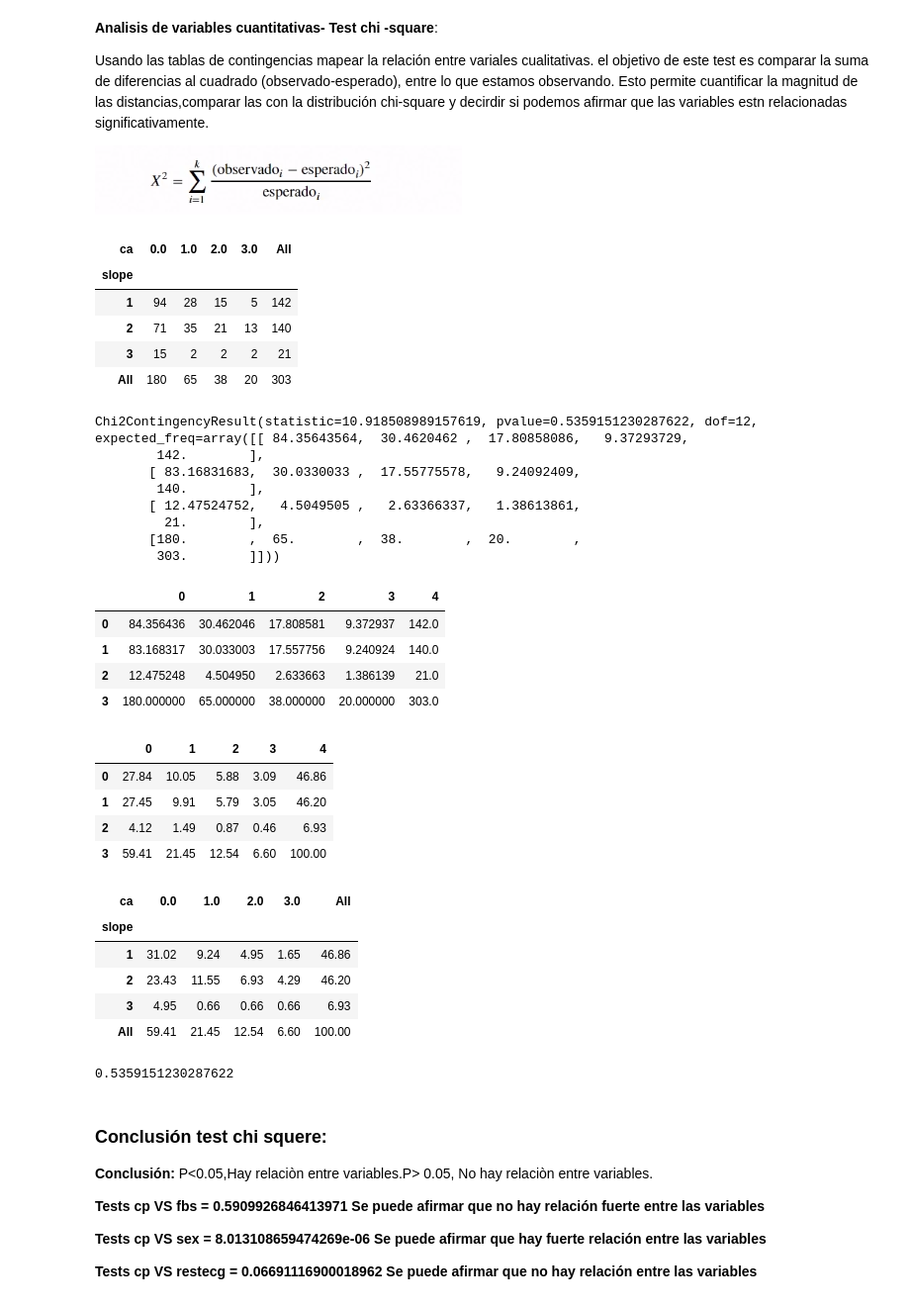
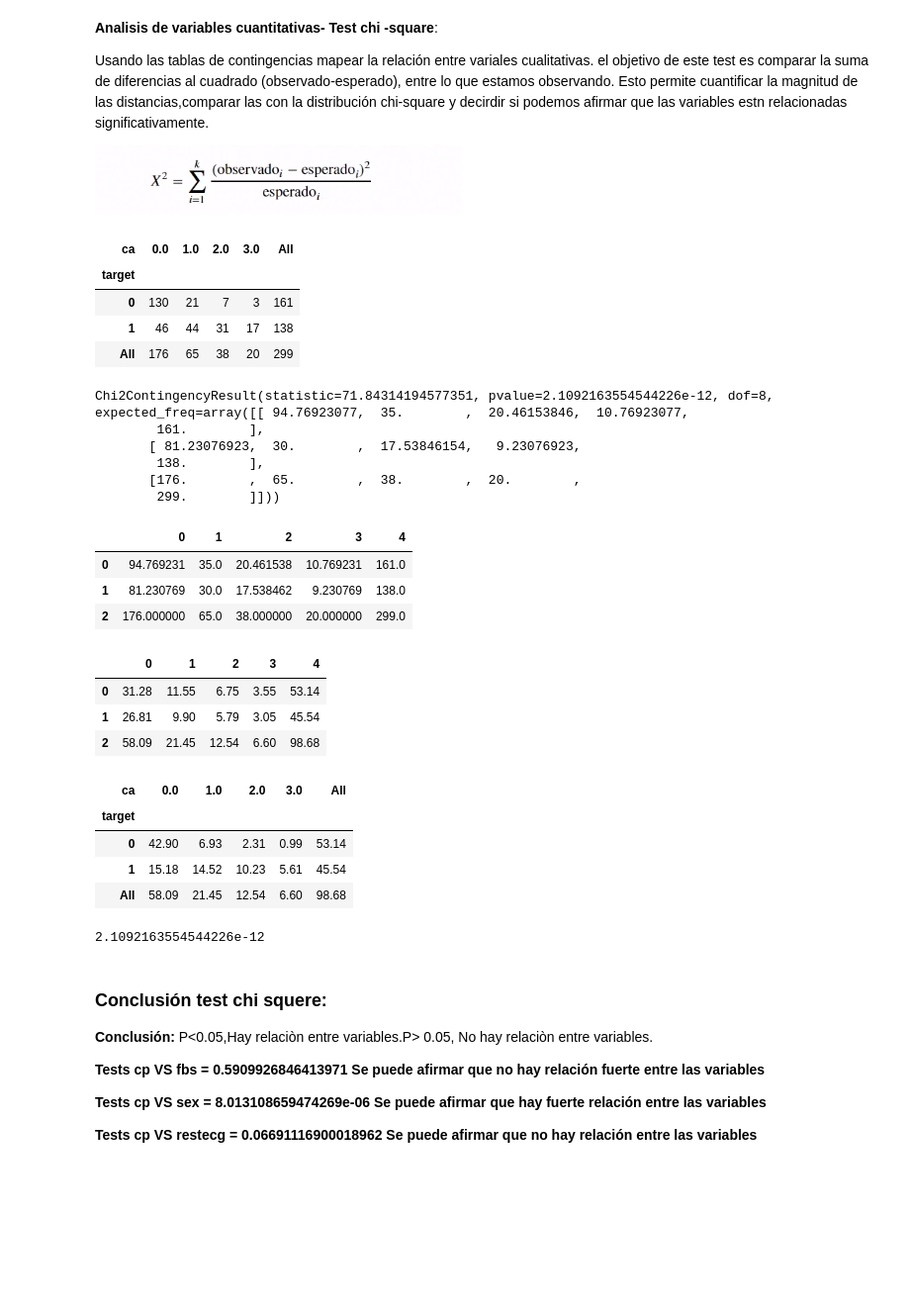
Before and after one commit to maridufo/UDEA, a Jupyter notebook: Trabajo_fundamentos.ipynb, the cells around one changed output. Shown at 99% size. Saved outputs shown, nothing was run; the diff lists cells and outputs as text; code cells hidden in the pictures; blank space fills up the shorter version.

```diff
--- a/Trabajo_fundamentos.ipynb
+++ b/Trabajo_fundamentos.ipynb
@@ -605,39 +605,35 @@ Usando las tablas de contingencias mapear la relación entre variales cualitativ
 # %%
 from scipy.stats import chi2_contingency
 # %%
-observados = pd.crosstab(index =df['slope'], columns =
+observados = pd.crosstab(index =df['target'], columns =
                                                         df['ca'],
                                                         margins =True
                                                         )
 observados
 # %% [output]
 | ca | 0.0 | 1.0 | 2.0 | 3.0 | All |
-| slope |  |  |  |  |  |
-| 1 | 94 | 28 | 15 | 5 | 142 |
-| 2 | 71 | 35 | 21 | 13 | 140 |
-| 3 | 15 | 2 | 2 | 2 | 21 |
-| All | 180 | 65 | 38 | 20 | 303 |
+| target |  |  |  |  |  |
+| 0 | 130 | 21 | 7 | 3 | 161 |
+| 1 | 46 | 44 | 31 | 17 | 138 |
+| All | 176 | 65 | 38 | 20 | 299 |
 # %%
 test = chi2_contingency(observados)
 test
 # %% [output]
-Chi2ContingencyResult(statistic=10.918508989157619, pvalue=0.5359151230287622, dof=12, expected_freq=array([[ 84.35643564,  30.4620462 ,  17.80858086,   9.37293729,
-        142.        ],
-       [ 83.16831683,  30.0330033 ,  17.55775578,   9.24092409,
-        140.        ],
-       [ 12.47524752,   4.5049505 ,   2.63366337,   1.38613861,
-         21.        ],
-       [180.        ,  65.        ,  38.        ,  20.        ,
-        303.        ]]))
+Chi2ContingencyResult(statistic=71.84314194577351, pvalue=2.1092163554544226e-12, dof=8, expected_freq=array([[ 94.76923077,  35.        ,  20.46153846,  10.76923077,
+        161.        ],
+       [ 81.23076923,  30.        ,  17.53846154,   9.23076923,
+        138.        ],
+       [176.        ,  65.        ,  38.        ,  20.        ,
+        299.        ]]))
 # %%
 esperados = pd.DataFrame(test[3])
 esperados
 # %% [output]
 |  | 0 | 1 | 2 | 3 | 4 |
-| 0 | 84.356436 | 30.462046 | 17.808581 | 9.372937 | 142.0 |
-| 1 | 83.168317 | 30.033003 | 17.557756 | 9.240924 | 140.0 |
-| 2 | 12.475248 | 4.504950 | 2.633663 | 1.386139 | 21.0 |
-| 3 | 180.000000 | 65.000000 | 38.000000 | 20.000000 | 303.0 |
+| 0 | 94.769231 | 35.0 | 20.461538 | 10.769231 | 161.0 |
+| 1 | 81.230769 | 30.0 | 17.538462 | 9.230769 | 138.0 |
+| 2 | 176.000000 | 65.0 | 38.000000 | 20.000000 | 299.0 |
 # %%
 #tabla von valores esperasoa relativos.
 
@@ -645,24 +641,22 @@ esperados_rel = round(esperados.apply(lambda r : r/len(df) *100, axis =1),2)
 esperados_rel
 # %% [output]
 |  | 0 | 1 | 2 | 3 | 4 |
-| 0 | 27.84 | 10.05 | 5.88 | 3.09 | 46.86 |
-| 1 | 27.45 | 9.91 | 5.79 | 3.05 | 46.20 |
-| 2 | 4.12 | 1.49 | 0.87 | 0.46 | 6.93 |
-| 3 | 59.41 | 21.45 | 12.54 | 6.60 | 100.00 |
+| 0 | 31.28 | 11.55 | 6.75 | 3.55 | 53.14 |
+| 1 | 26.81 | 9.90 | 5.79 | 3.05 | 45.54 |
+| 2 | 58.09 | 21.45 | 12.54 | 6.60 | 98.68 |
 # %%
 observados_rel = round(observados.apply(lambda r : r/len(df) *100, axis =1),2)
 observados_rel
 # %% [output]
 | ca | 0.0 | 1.0 | 2.0 | 3.0 | All |
-| slope |  |  |  |  |  |
-| 1 | 31.02 | 9.24 | 4.95 | 1.65 | 46.86 |
-| 2 | 23.43 | 11.55 | 6.93 | 4.29 | 46.20 |
-| 3 | 4.95 | 0.66 | 0.66 | 0.66 | 6.93 |
-| All | 59.41 | 21.45 | 12.54 | 6.60 | 100.00 |
+| target |  |  |  |  |  |
+| 0 | 42.90 | 6.93 | 2.31 | 0.99 | 53.14 |
+| 1 | 15.18 | 14.52 | 10.23 | 5.61 | 45.54 |
+| All | 58.09 | 21.45 | 12.54 | 6.60 | 98.68 |
 # %%
 test[1]
 # %% [output]
-0.5359151230287622
+2.1092163554544226e-12
 # %% [markdown]
 
 ### Conclusión  test chi squere:
```
Also changed, not shown: parts of 1 cell of this notebook.
